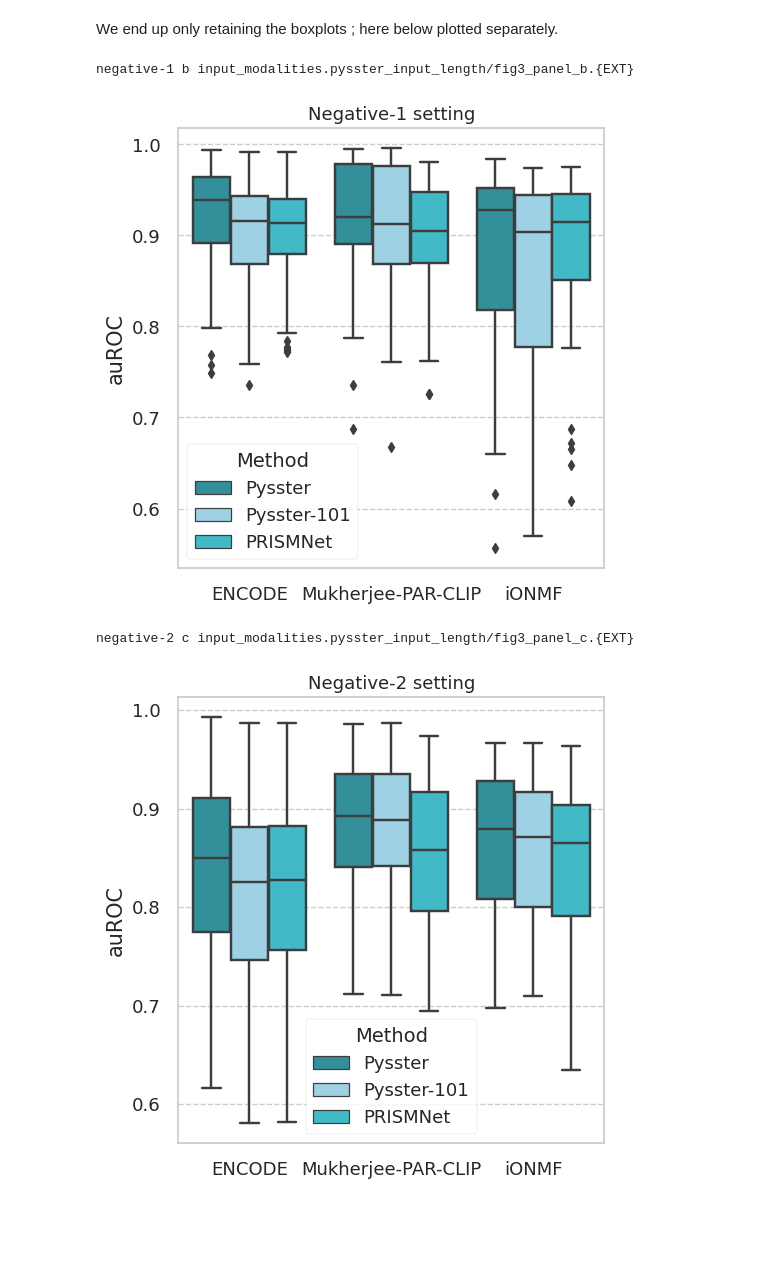
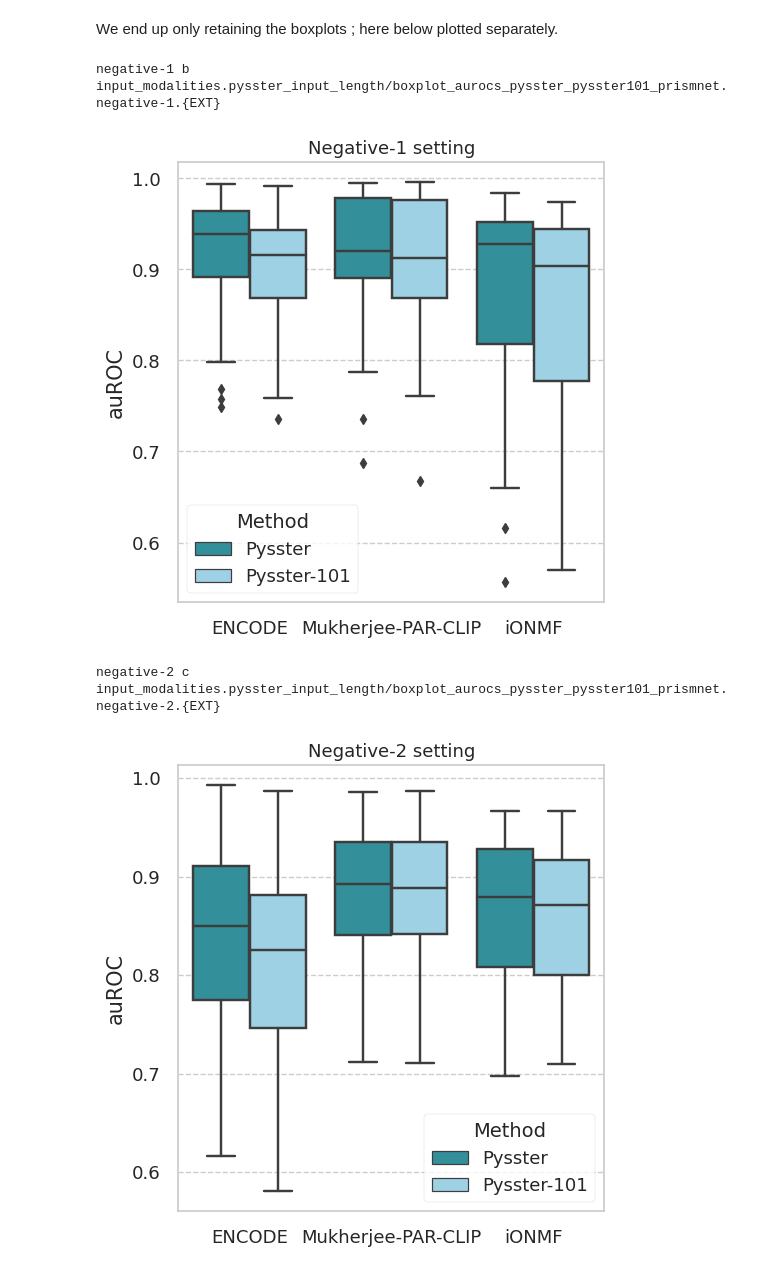
Before and after one commit to mhorlacher/Benchmark-RBP, a Jupyter notebook: analyses/notebooks/input_modalities.pysster_input_length.ipynb, the cells around one changed output. Cells and saved outputs as stored; diff of their text form; code cells hidden in the pictures; blank space fills up the shorter version.

Commit message:
Removed PRISMNEt from comparison as it did not bring anything (initially taken as reference point)

```diff
--- a/analyses/notebooks/input_modalities.pysster_input_length.ipynb
+++ b/analyses/notebooks/input_modalities.pysster_input_length.ipynb
@@ -77,15 +77,15 @@ tmp_pysster_size["delta"] = (
     tmp_pysster_size["Pysster-101"] - tmp_pysster_size["Pysster"]
 )
 # %%
-tmp_pysster_prismnet_n1 = full_summarized_table.loc[
+tmp_pysster_n1 = full_summarized_table.loc[
     lambda df: (df["model_negativeset"] == "negative-1")
-    & (df["arch"].isin(["Pysster", "Pysster-101", "PRISMNet"])),
+    & (df["arch"].isin(["Pysster", "Pysster-101",])),
     :,
 ]
 
-tmp_pysster_prismnet_n2 = full_summarized_table.loc[
+tmp_pysster_n2 = full_summarized_table.loc[
     lambda df: (df["model_negativeset"] == "negative-2")
-    & (df["arch"].isin(["Pysster", "Pysster-101", "PRISMNet"])),
+    & (df["arch"].isin(["Pysster", "Pysster-101",])),
     :,
 ]
 # %% [markdown]
@@ -293,7 +293,7 @@ We end up only retaining the boxplots ; here below plotted separately.
 groups = zip(
     ["negative-1", "negative-2"],
     ["b", "c"],
-    [tmp_pysster_prismnet_n1, tmp_pysster_prismnet_n2],
+    [tmp_pysster_n1, tmp_pysster_n2],
 )
 
 for NEGATIVE, panel_name, tmp_table in groups:
@@ -301,42 +301,42 @@ for NEGATIVE, panel_name, tmp_table in groups:
     figure_name = f"boxplot_aurocs_pysster_pysster101_prismnet.{NEGATIVE}"
 
     if export:
-        savefig_file = str(Path(path_output_dir) / f"fig3_panel_{panel_name}.{{EXT}}")
+        savefig_file = str(Path(path_output_dir) / f"{figure_name}.{{EXT}}")
     else:
         savefig_file = None
 
     print(NEGATIVE, panel_name, savefig_file)
 
     fig = plt.figure(figsize=[v * 3.5 for v in FIG3_PANEL_SIZES[panel_name]])
     ax1 = fig.add_subplot(1, 1, 1)
 
     sns.boxplot(
         data=tmp_table,
         y="auroc",
         x="dataset",
         hue="arch",
         palette=arch_colors,
-        hue_order=["Pysster", "Pysster-101", "PRISMNet"],
+        hue_order=["Pysster", "Pysster-101",],
         ax=ax1,
     )
 
     ax1.set_xlabel("")
     ax1.legend_.set_title("Method")
     plt.setp(ax1.legend_.get_title(), fontsize=14)
 
     ax1.set_ylabel("auROC")
     ax1.set_title(f"{NEGATIVE.capitalize()} setting")
 
     fig.subplots_adjust(left=0.10)
 
     plt.tight_layout()
 
     if export:
         my_savefig(savefig_file, ext_list=["png", "svg", "pdf"])
 
     plt.show()
 # %% [output]
-negative-1 b input_modalities.pysster_input_length/fig3_panel_b.{EXT}
+negative-1 b input_modalities.pysster_input_length/boxplot_aurocs_pysster_pysster101_prismnet.negative-1.{EXT}
-[figure, old version]
+[figure, new version]
-negative-2 c input_modalities.pysster_input_length/fig3_panel_c.{EXT}
+negative-2 c input_modalities.pysster_input_length/boxplot_aurocs_pysster_pysster101_prismnet.negative-2.{EXT}
-[figure, old version]
+[figure, new version]
```
Also changed, not shown: parts of 2 cells of this notebook.
